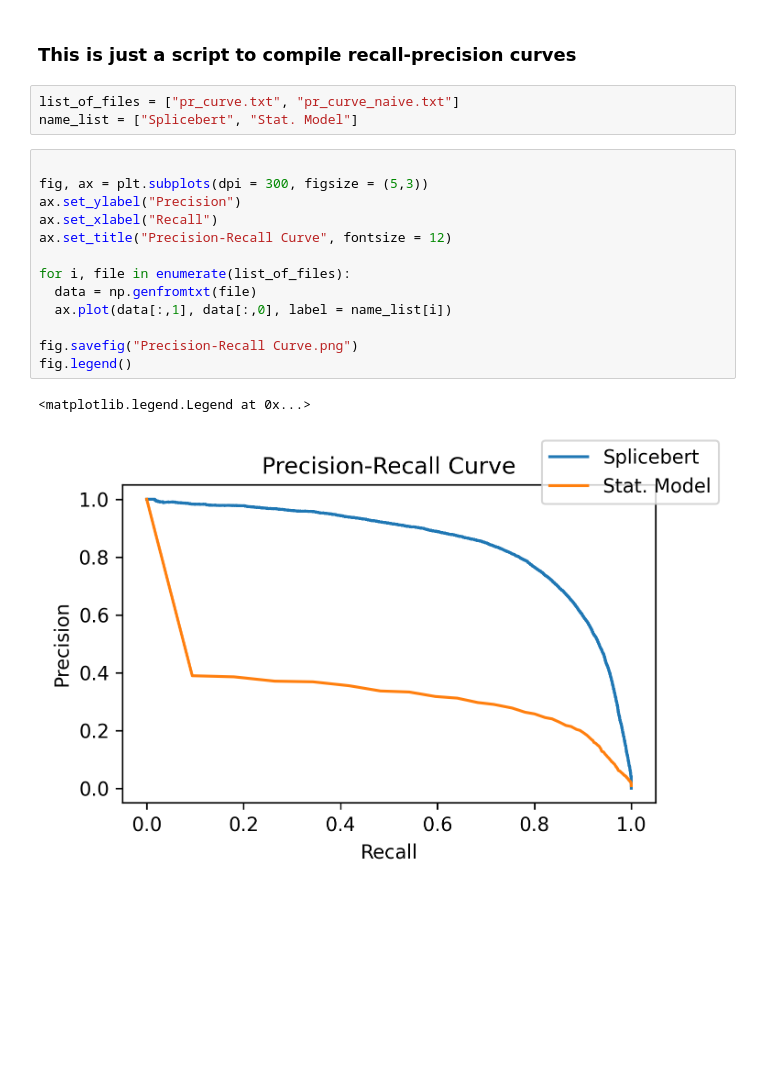
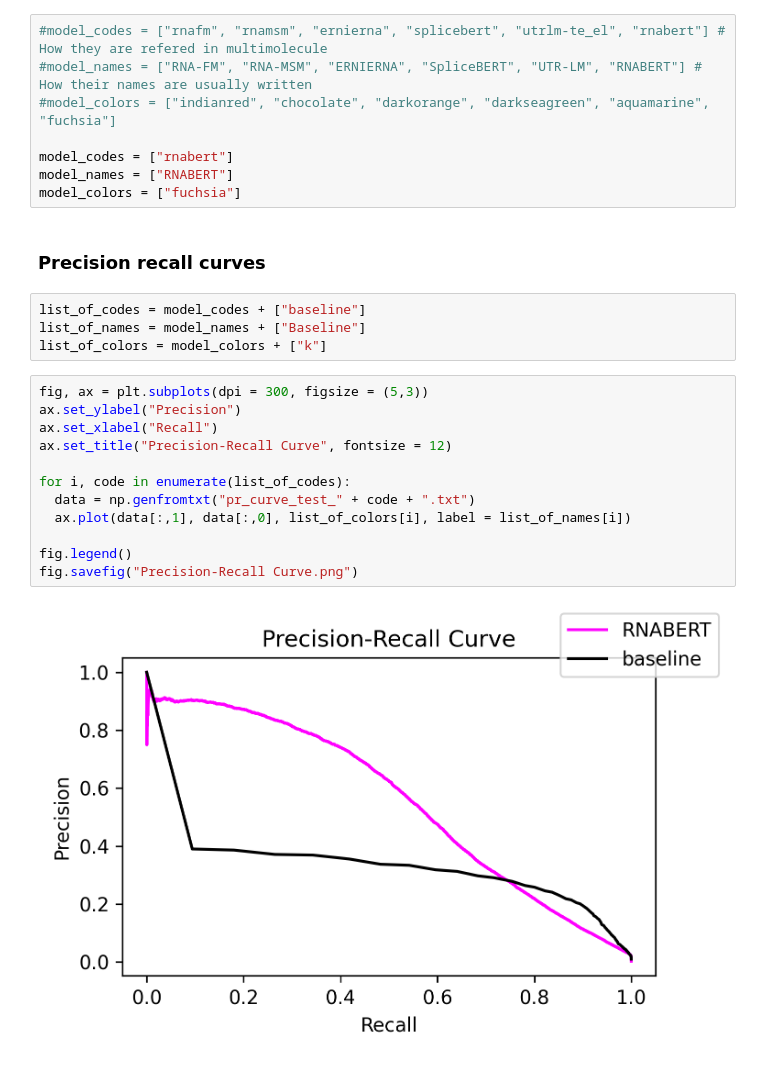
Before and after one commit to AliSaadatV/BP_LM, a Jupyter notebook: Curve_plotting.ipynb, the cells around one changed output. Cells and saved outputs as stored; diff of their text form; blank space fills up the shorter version.

Commit message:
curve plotting now prints all figures for the report

```diff
--- a/Curve_plotting.ipynb
+++ b/Curve_plotting.ipynb
@@ -16,22 +19,29 @@ Mounted at /content/drive
 /content/drive/MyDrive/Machine_Learning_(CS-433)/Project_2
-# %% [markdown]
-### This is just a script to compile recall-precision curves
-# %%
-list_of_files = ["pr_curve.txt", "pr_curve_naive.txt"]
-name_list = ["Splicebert", "Stat. Model"]
+# %%
+#model_codes = ["rnafm", "rnamsm", "ernierna", "splicebert", "utrlm-te_el", "rnabert"] # How they are refered in multimolecule
+#model_names = ["RNA-FM", "RNA-MSM", "ERNIERNA", "SpliceBERT", "UTR-LM", "RNABERT"] # How their names are usually written
+#model_colors = ["indianred", "chocolate", "darkorange", "darkseagreen", "aquamarine", "fuchsia"]
+
+model_codes = ["rnabert"]
+model_names = ["RNABERT"]
+model_colors = ["fuchsia"]
+# %% [markdown]
+### Precision recall curves
+# %%
+list_of_codes = model_codes + ["baseline"]
+list_of_names = model_names + ["Baseline"]
+list_of_colors = model_colors + ["k"]
 # %%
-
 fig, ax = plt.subplots(dpi = 300, figsize = (5,3))
 ax.set_ylabel("Precision")
 ax.set_xlabel("Recall")
 ax.set_title("Precision-Recall Curve", fontsize = 12)
 
-for i, file in enumerate(list_of_files):
-  data = np.genfromtxt(file)
-  ax.plot(data[:,1], data[:,0], label = name_list[i])
+for i, code in enumerate(list_of_codes):
+  data = np.genfromtxt("pr_curve_test_" + code + ".txt")
+  ax.plot(data[:,1], data[:,0], list_of_colors[i], label = list_of_names[i])
 
+fig.legend()
 fig.savefig("Precision-Recall Curve.png")
-fig.legend()
 # %% [output]
-<matplotlib.legend.Legend at 0x...>
-[figure, old version]
+[figure, new version]
```
Also changed, not shown: parts of 5 cells of this notebook.
